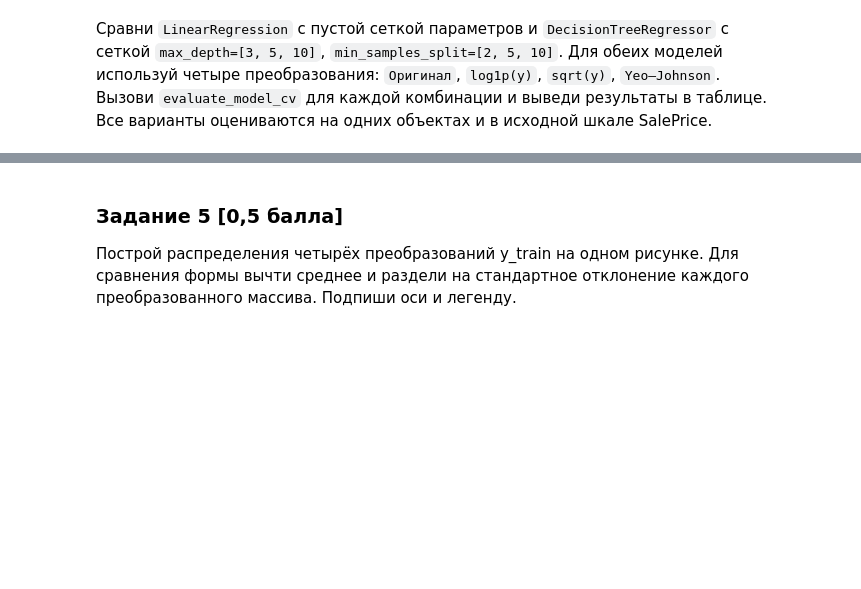
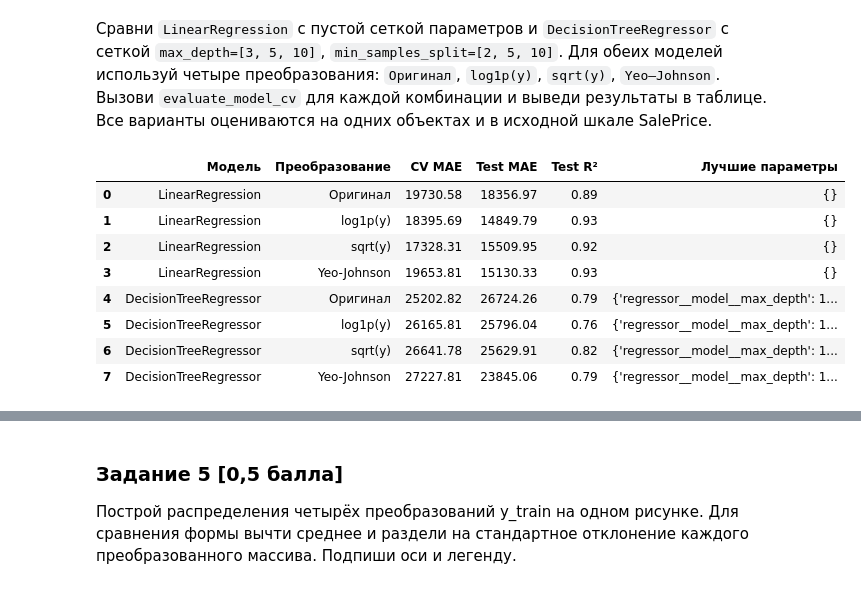
Before and after one commit to krivonosovti/CU, a Jupyter notebook: ML/Homework/Неделя_5_Машинное_обучение_ДЗ.ipynb, the cells around one changed output, grey strips where cells are left out. Saved outputs shown, nothing was run; the diff lists cells and outputs as text; code cells hidden in the pictures; blank space fills up the shorter version.

```diff
--- a/ML/Homework/Неделя_5_Машинное_обучение_ДЗ.ipynb
+++ b/ML/Homework/Неделя_5_Машинное_обучение_ДЗ.ipynb
@@ -288,6 +503,61 @@ def evaluate_model_cv(transform_name, config, X_train, y_train, X_test, y_test):
 Сравни `LinearRegression` с пустой сеткой параметров и `DecisionTreeRegressor` с сеткой `max_depth=[3, 5, 10]`, `min_samples_split=[2, 5, 10]`. Для обеих моделей используй четыре преобразования: `Оригинал`, `log1p(y)`, `sqrt(y)`, `Yeo–Johnson`. Вызови `evaluate_model_cv` для каждой комбинации и выведи результаты в таблице. Все варианты оцениваются на одних объектах и в исходной шкале SalePrice.
 # %%
 # Напиши код здесь
+configs = {
+    "LinearRegression": {
+        "estimator": LinearRegression(),
+        "param_grid": {}
+    },
+    "DecisionTreeRegressor": {
+        "estimator": DecisionTreeRegressor(random_state=42),
+        "param_grid": {
+            "regressor__model__max_depth": [3, 5, 10],
+            "regressor__model__min_samples_split": [2, 5, 10]
+        }
+    }
+}
+
+transformations = [
+    "Оригинал",
+    "log1p(y)",
+    "sqrt(y)",
+    "Yeo-Johnson"
+]
+
+results = []
+
+for model_name, config in configs.items():
+    for transform_name in transformations:
+        result = evaluate_model_cv(
+            transform_name,
+            config,
+            X_train,
+            y_train,
+            X_test,
+            y_test
+        )
+
+        results.append({
+            "Модель": model_name,
+            "Преобразование": transform_name,
+            "CV MAE": result["cv_mae"],
+            "Test MAE": result["test_mae"],
+            "Test R²": result["test_r2"],
+            "Лучшие параметры": result["best_params"]
+        })
+
+results_df = pd.DataFrame(results)
+display(results_df.round(2))
+# %% [output]
+|  | Модель | Преобразование | CV MAE | Test MAE | Test R² | Лучшие параметры |
+| 0 | LinearRegression | Оригинал | 19730.58 | 18356.97 | 0.89 | {} |
+| 1 | LinearRegression | log1p(y) | 18395.69 | 14849.79 | 0.93 | {} |
+| 2 | LinearRegression | sqrt(y) | 17328.31 | 15509.95 | 0.92 | {} |
+| 3 | LinearRegression | Yeo-Johnson | 19653.81 | 15130.33 | 0.93 | {} |
+| 4 | DecisionTreeRegressor | Оригинал | 25202.82 | 26724.26 | 0.79 | {'regressor__model__max_depth': 1... |
+| 5 | DecisionTreeRegressor | log1p(y) | 26165.81 | 25796.04 | 0.76 | {'regressor__model__max_depth': 1... |
+| 6 | DecisionTreeRegressor | sqrt(y) | 26641.78 | 25629.91 | 0.82 | {'regressor__model__max_depth': 1... |
+| 7 | DecisionTreeRegressor | Yeo-Johnson | 27227.81 | 23845.06 | 0.79 | {'regressor__model__max_depth': 1... |
 # %% [markdown]
 ### Задание 4.3 [0,3 балла]
 
```
Also changed, not shown: parts of 19 cells of this notebook, 3 other files.
